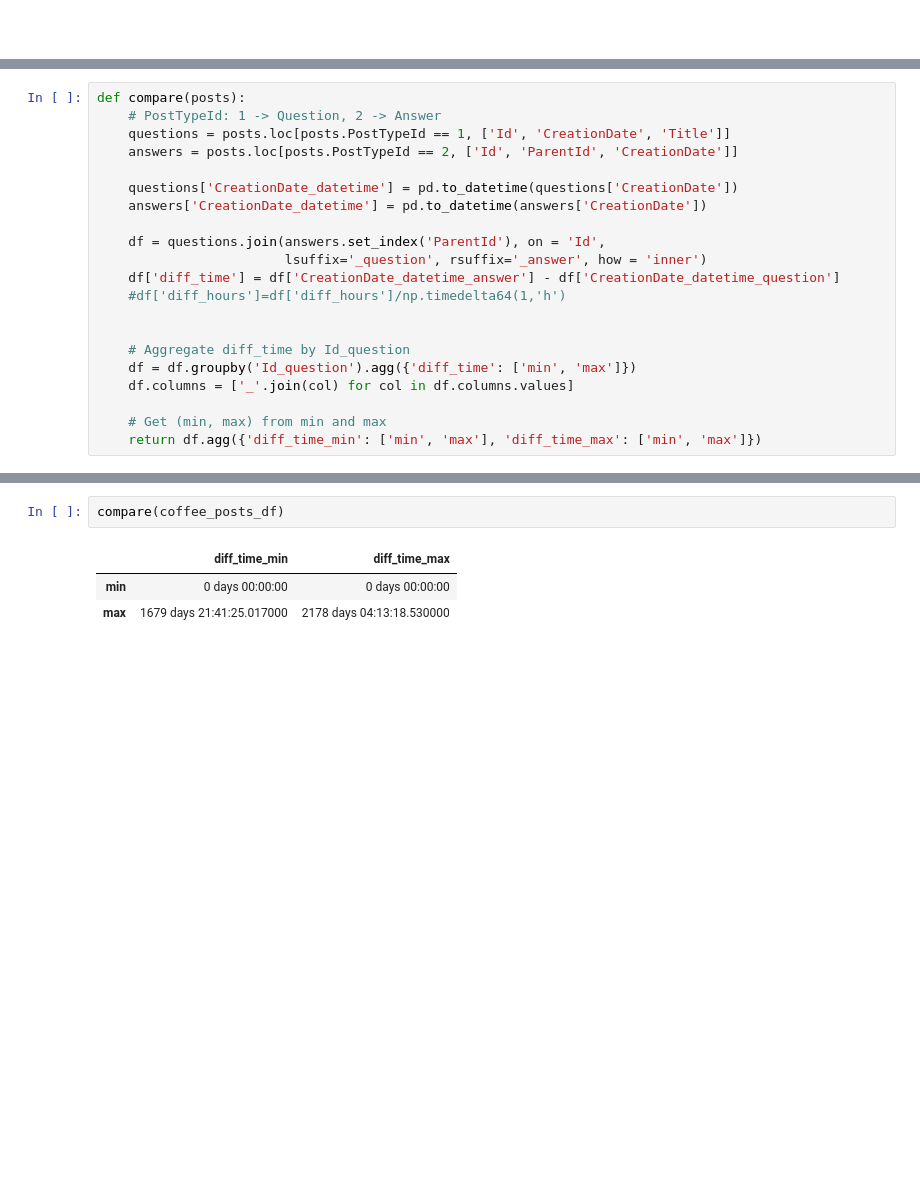
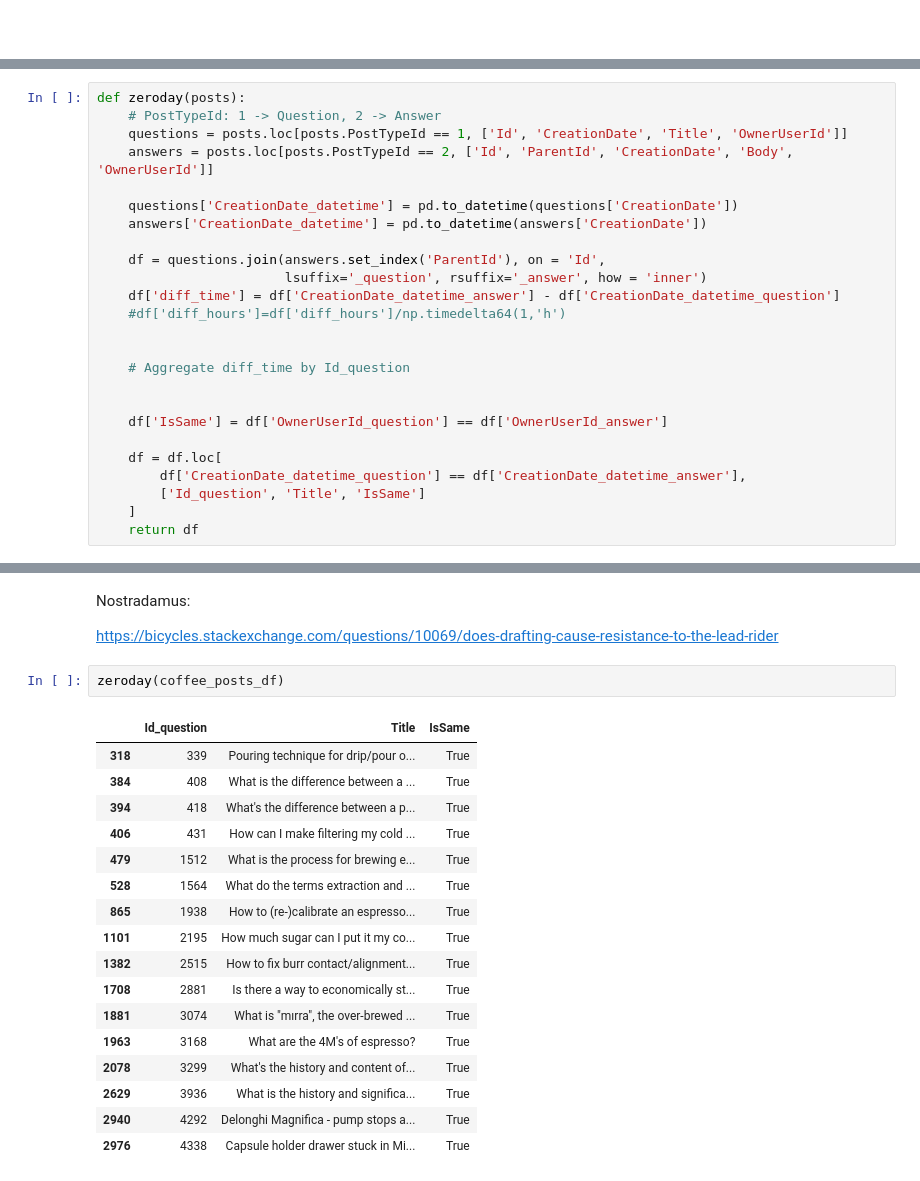
Before and after one commit to Sorebit/pdrpy-pd-2, a Jupyter notebook: notebooks/lurkers.ipynb, the cells around one changed output, grey strips where cells are left out. Drawn from its saved outputs; the diff is of its cells as text; blank space fills up the shorter version.

```diff
--- a/notebooks/lurkers.ipynb
+++ b/notebooks/lurkers.ipynb
@@ -47,8 +86,8 @@ ukrainian_posts_df = read_stackexchange(ModelType.POSTS, ForumType.UKRAINIAN)
 # %%
-def compare(posts):
+def zeroday(posts):
     # PostTypeId: 1 -> Question, 2 -> Answer
-    questions = posts.loc[posts.PostTypeId == 1, ['Id', 'CreationDate', 'Title']]
-    answers = posts.loc[posts.PostTypeId == 2, ['Id', 'ParentId', 'CreationDate']]
+    questions = posts.loc[posts.PostTypeId == 1, ['Id', 'CreationDate', 'Title', 'OwnerUserId']]
+    answers = posts.loc[posts.PostTypeId == 2, ['Id', 'ParentId', 'CreationDate', 'Body', 'OwnerUserId']]
 
     questions['CreationDate_datetime'] = pd.to_datetime(questions['CreationDate'])
     answers['CreationDate_datetime'] = pd.to_datetime(answers['CreationDate'])
@@ -60,9 +99,13 @@ def compare(posts):
 
 
     # Aggregate diff_time by Id_question
-    df = df.groupby('Id_question').agg({'diff_time': ['min', 'max']})
-    df.columns = ['_'.join(col) for col in df.columns.values]
 
-    # Get (min, max) from min and max
-    return df.agg({'diff_time_min': ['min', 'max'], 'diff_time_max': ['min', 'max']})
+
+    df['IsSame'] = df['OwnerUserId_question'] == df['OwnerUserId_answer']
+
+    df = df.loc[
+        df['CreationDate_datetime_question'] == df['CreationDate_datetime_answer'],
+        ['Id_question', 'Title', 'IsSame']
+    ]
+    return df
 # %%
@@ -105,7 +158,25 @@ https://bicycles.stackexchange.com/questions/10069/does-drafting-cause-resistanc
+# %% [markdown]
+Nostradamus:
+
+https://bicycles.stackexchange.com/questions/10069/does-drafting-cause-resistance-to-the-lead-rider
 # %%
-compare(coffee_posts_df)
+zeroday(coffee_posts_df)
 # %% [output]
-|  | diff_time_min | diff_time_max |
-| min | 0 days 00:00:00 | 0 days 00:00:00 |
-| max | 1679 days 21:41:25.017000 | 2178 days 04:13:18.530000 |
+|  | Id_question | Title | IsSame |
+| 318 | 339 | Pouring technique for drip/pour o... | True |
+| 384 | 408 | What is the difference between a ... | True |
+| 394 | 418 | What's the difference between a p... | True |
+| 406 | 431 | How can I make filtering my cold ... | True |
+| 479 | 1512 | What is the process for brewing e... | True |
+| 528 | 1564 | What do the terms extraction and ... | True |
+| 865 | 1938 | How to (re-)calibrate an espresso... | True |
+| 1101 | 2195 | How much sugar can I put it my co... | True |
+| 1382 | 2515 | How to fix burr contact/alignment... | True |
+| 1708 | 2881 | Is there a way to economically st... | True |
+| 1881 | 3074 | What is "mırra", the over-brewed ... | True |
+| 1963 | 3168 | What are the 4M's of espresso? | True |
+| 2078 | 3299 | What's the history and content of... | True |
+| 2629 | 3936 | What is the history and significa... | True |
+| 2940 | 4292 | Delonghi Magnifica - pump stops a... | True |
+| 2976 | 4338 | Capsule holder drawer stuck in Mi... | True |
 # %%
```
Also changed, not shown: parts of 17 cells of this notebook.
